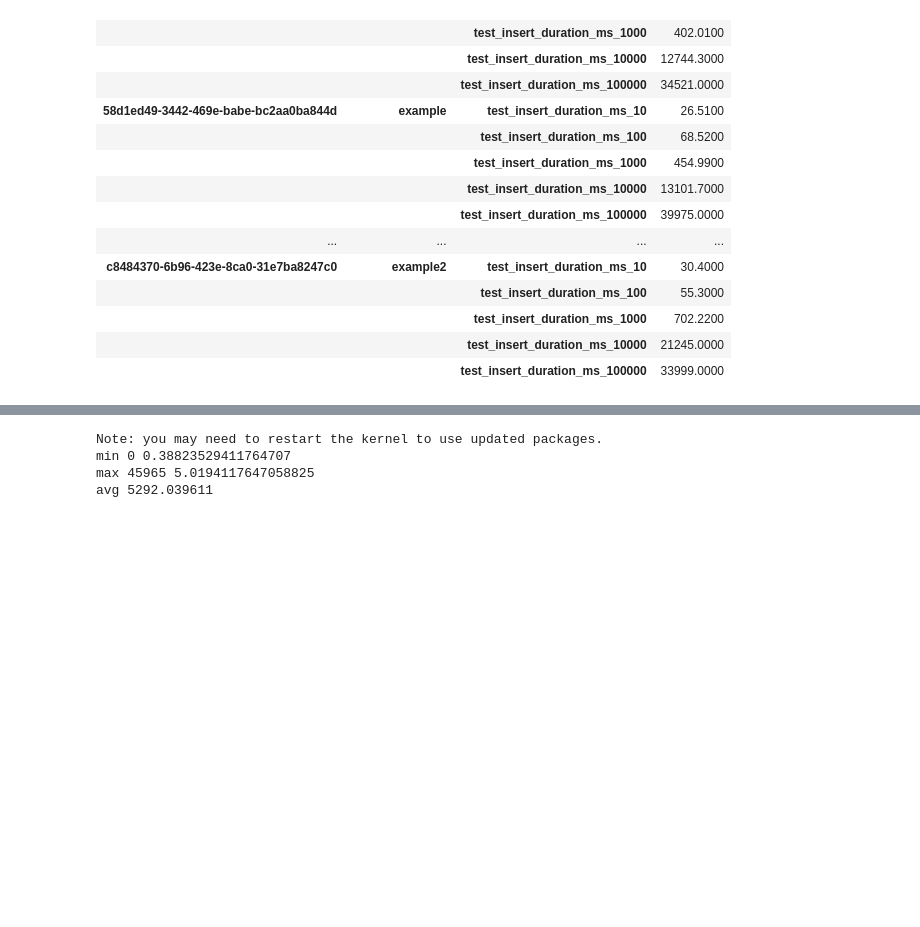
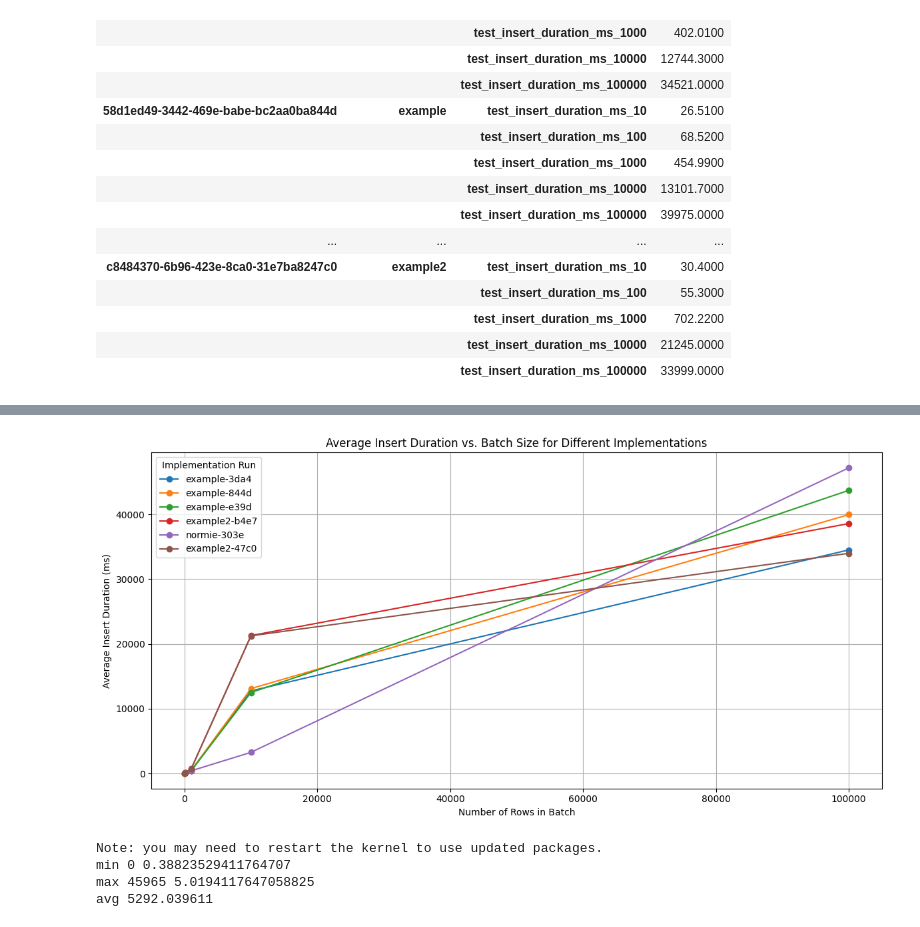
Before and after one commit to Bot-detector/performance-hs-db, a Jupyter notebook: performance_test/notebooks.ipynb, the cells around one changed output, grey strips where cells are left out. Cells and saved outputs as stored; diff of their text form; code cells hidden in the pictures; blank space fills up the shorter version.

Commit message:
visualisations

```diff
--- a/performance_test/notebooks.ipynb
+++ b/performance_test/notebooks.ipynb
@@ -79,0 +111,8 @@ pd.DataFrame(combined_df[mask].groupby(by=["_id","_implementation","key"])["valu
+# %%
+mask = combined_df['key'].str.contains('insert_duration')
+df_avg_insert = pd.DataFrame(combined_df[mask].groupby(by=["_id","_implementation","key"])["value"].mean()).reset_index()
+df_avg_insert["batch_size"] = [int(k.split("test_insert_duration_ms_")[1]) for k in df_avg_insert.key.values]
+df_avg_insert["imp_run"] = df_avg_insert._implementation + "-" + df_avg_insert._id.str[-4:]
+df_avg_insert.rename(columns={"value":"avg_insert_duration_ms"}, inplace=True)
+df_avg_insert.drop("key", axis=1, inplace=True)
+df_avg_insert.head()
@@ -80,3 +126,28 @@ pd.DataFrame(combined_df[mask].groupby(by=["_id","_implementation","key"])["valu
+# %%
+%pip install -q matplotlib
+import matplotlib.pyplot as plt
+
+# Plotting
+plt.figure(figsize=(12, 6))
+
+# Iterate over each unique imp_run to plot a separate line
+imp_runs = df_avg_insert['imp_run'].unique()
+for imp_run in imp_runs:
+    subset = df_avg_insert[df_avg_insert['imp_run'] == imp_run]
+    plt.plot(subset['batch_size'], subset['avg_insert_duration_ms'], marker='o', linestyle='-', label=imp_run)
+
+# Set labels and title
+plt.xlabel('Number of Rows in Batch')
+plt.ylabel('Average Insert Duration (ms)')
+plt.title('Average Insert Duration vs. Batch Size for Different Implementations')
+plt.legend(title='Implementation Run')
+
+# Show grid and plot
+plt.grid(True)
+plt.tight_layout()
+plt.show()
+# %% [output]
+[figure, added]
 # %%
 %pip install -q matplotlib
 
```
Also changed, not shown: parts of 3 cells of this notebook.
